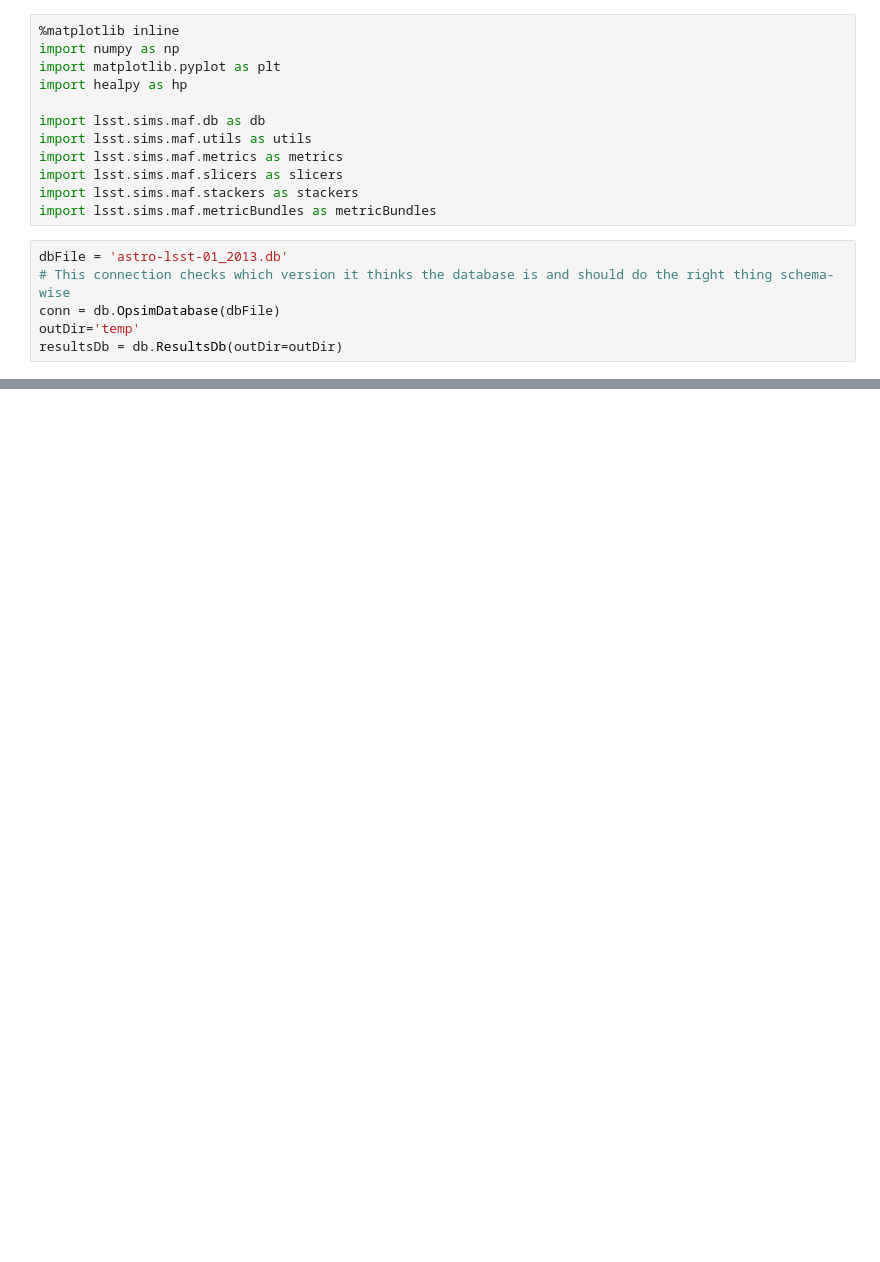
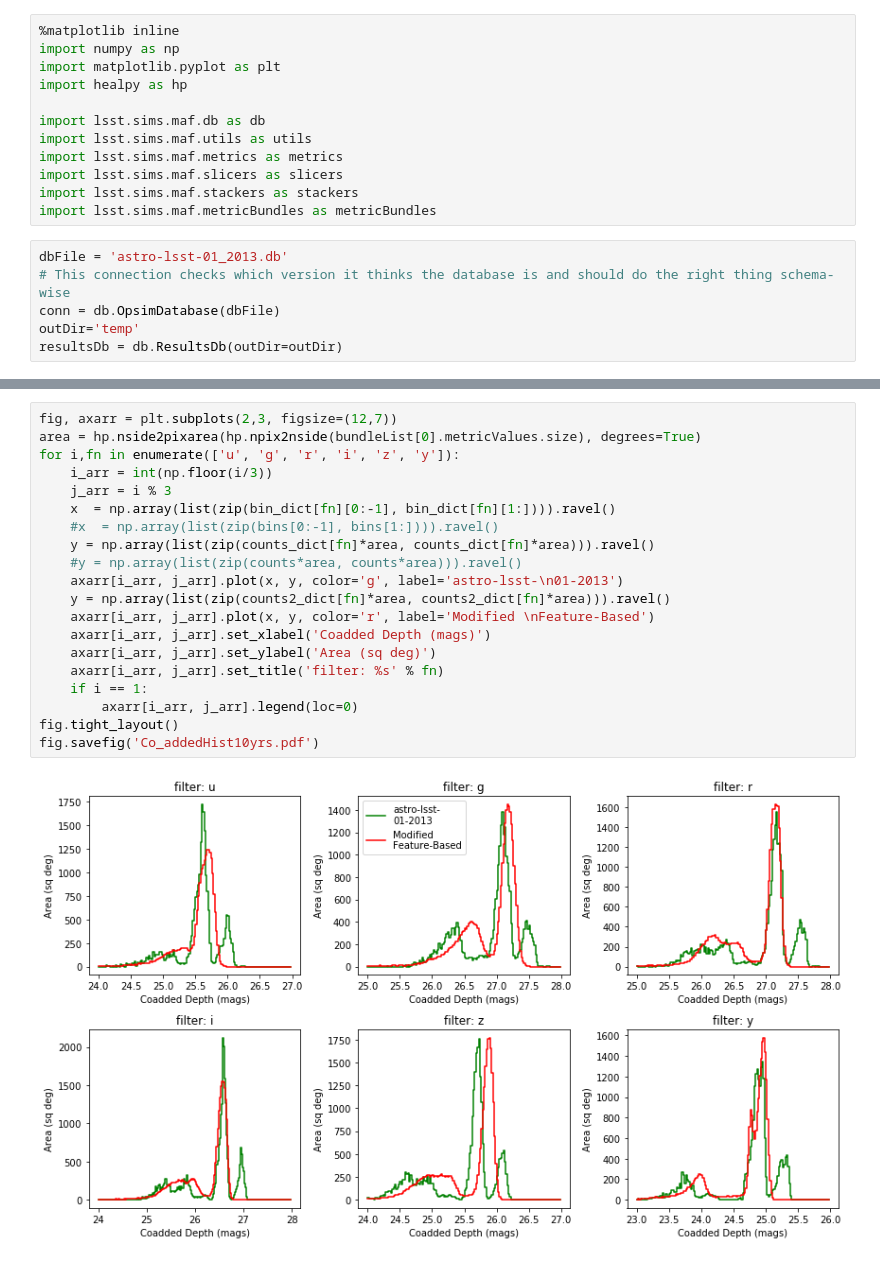
Before and after one commit to yoachim/18_scratch, a Jupyter notebook: fbs_paper_plot/coadd_stuff.ipynb, the cells around one changed output, grey strips where cells are left out. Drawn from its saved outputs; the diff is of its cells as text; blank space fills up the shorter version.

```diff
--- a/fbs_paper_plot/coadd_stuff.ipynb
+++ b/fbs_paper_plot/coadd_stuff.ipynb
@@ -95,0 +159,22 @@ Plotting complete.
+# %%
+fig, axarr = plt.subplots(2,3, figsize=(12,7))
+area = hp.nside2pixarea(hp.npix2nside(bundleList[0].metricValues.size), degrees=True)
+for i,fn in enumerate(['u', 'g', 'r', 'i', 'z', 'y']):
+    i_arr = int(np.floor(i/3))
+    j_arr = i % 3
+    x  = np.array(list(zip(bin_dict[fn][0:-1], bin_dict[fn][1:]))).ravel()
+    #x  = np.array(list(zip(bins[0:-1], bins[1:]))).ravel()
+    y = np.array(list(zip(counts_dict[fn]*area, counts_dict[fn]*area))).ravel()
+    #y = np.array(list(zip(counts*area, counts*area))).ravel()
+    axarr[i_arr, j_arr].plot(x, y, color='g', label='astro-lsst-\n01-2013')
+    y = np.array(list(zip(counts2_dict[fn]*area, counts2_dict[fn]*area))).ravel()
+    axarr[i_arr, j_arr].plot(x, y, color='r', label='Modified \nFeature-Based')
+    axarr[i_arr, j_arr].set_xlabel('Coadded Depth (mags)')
+    axarr[i_arr, j_arr].set_ylabel('Area (sq deg)')
+    axarr[i_arr, j_arr].set_title('filter: %s' % fn)
+    if i == 1:
+        axarr[i_arr, j_arr].legend(loc=0)
+fig.tight_layout()
+fig.savefig('Co_addedHist10yrs.pdf')
+# %% [output]
+[figure, added]
```
Also changed, not shown: parts of 15 cells of this notebook.
